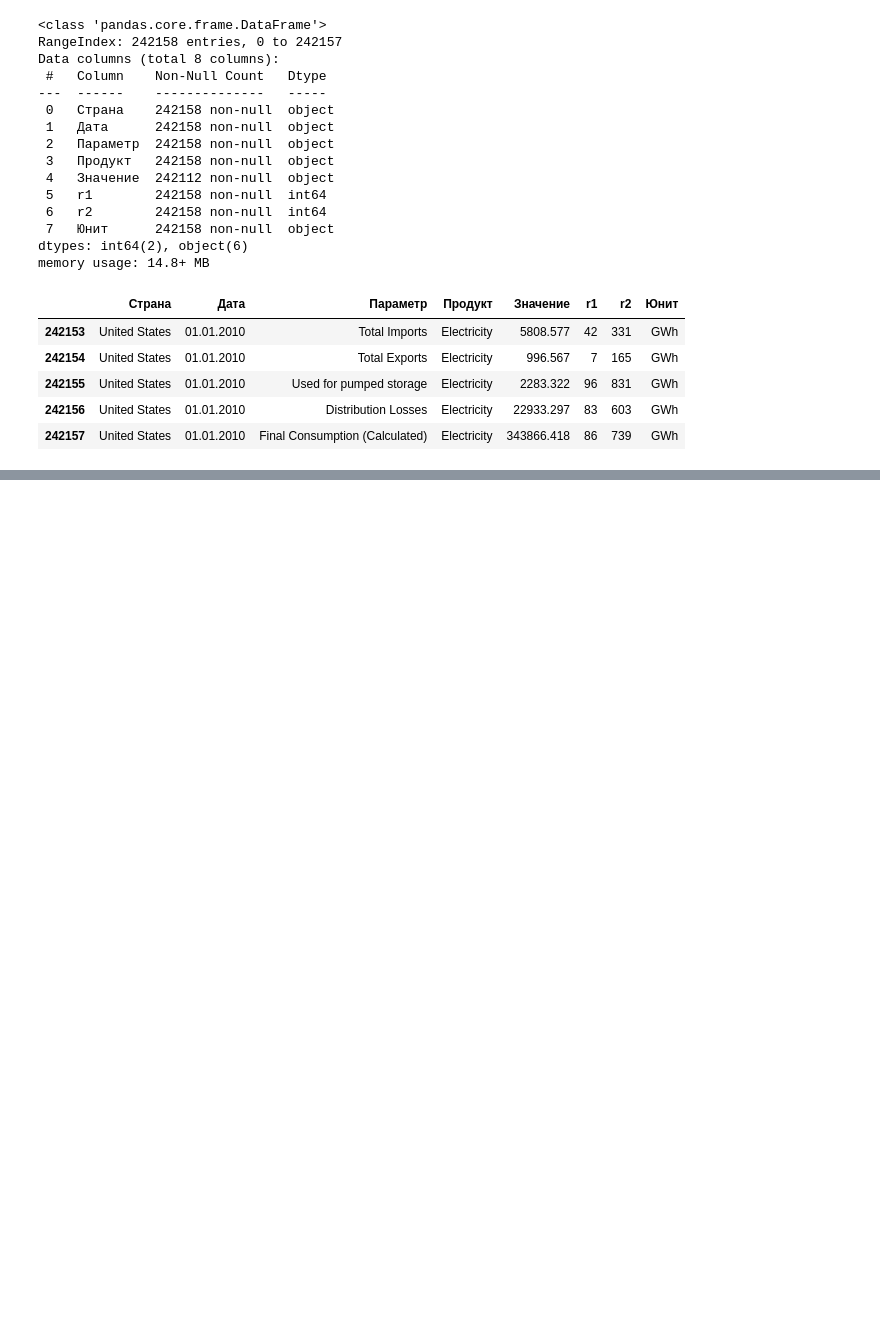
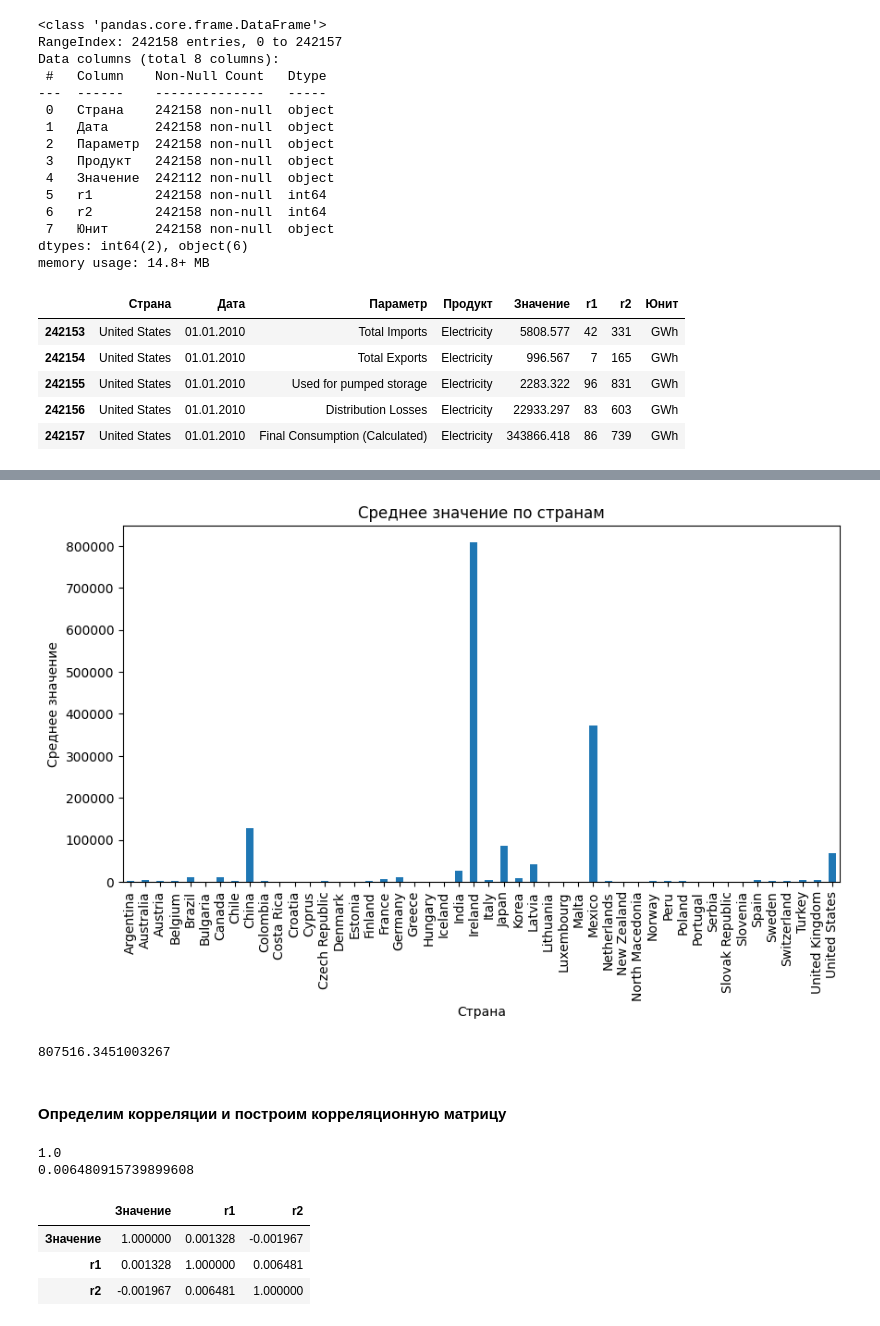
Before and after one commit to Kolyadob/pandas_analytics, a Jupyter notebook: pandas_predobrabotka.ipynb, the cells around one changed output, grey strips where cells are left out. Saved outputs shown, nothing was run; the diff lists cells and outputs as text; code cells hidden in the pictures; blank space fills up the shorter version.

```diff
--- a/pandas_predobrabotka.ipynb
+++ b/pandas_predobrabotka.ipynb
@@ -184,0 +205,5 @@ dataset_concat.tail()
+# %%
+dataset_rename['Дата'] = pd.to_datetime(dataset_rename['Дата'])
+dataset_rename['r1'] = dataset_rename['r1'].astype(int)
+dataset_rename['r2'] = dataset_rename['r2'].astype(int)
+dataset_rename.info()
@@ -184,0 +330,3 @@ dataset_concat.tail()
+# %%
+dataset_rename['Значение'] = pd.to_numeric(dataset_rename['Значение'], errors='coerce')
+dataset_rename.dtypes
@@ -184,0 +343,35 @@ dataset_concat.tail()
+# %%
+import matplotlib.pyplot as plt
+dataset_rename['Значение'] = pd.to_numeric(dataset_rename['Значение'], errors='coerce')
+plt.figure(figsize=(10, 5))
+dataset_rename.groupby('Страна')['Значение'].mean().plot(kind='bar')
+plt.title('Среднее значение по странам')
+plt.ylabel('Среднее значение')
+plt.xlabel('Страна')
+plt.xticks(rotation=90)
+plt.show()
+# %% [output]
+[figure, added]
+# %%
+dataset_ireland = dataset_rename[dataset_rename['Страна'] == 'Ireland']
+dataset_ireland['Значение'].mean()
+# %% [output]
+807516.3451003267
+# %% [markdown]
+#### Определим корреляции и построим корреляционную матрицу
+# %%
+print(dataset_rename['Значение']. corr(dataset_rename['Значение']))
+print(dataset_rename['r1']. corr(dataset_rename['r2']))
+# %% [output]
+1.0
+0.006480915739899608
+# %%
+dataset_for_corr_matrix = dataset_rename[['Значение', 'r1', 'r2']]
+dataset_for_corr_matrix.corr()
+corr_matrix = dataset_for_corr_matrix.corr()
+corr_matrix.style.background_gradient(cmap='coolwarm')
+# %% [output]
+|  | Значение | r1 | r2 |
+| Значение | 1.000000 | 0.001328 | -0.001967 |
+| r1 | 0.001328 | 1.000000 | 0.006481 |
+| r2 | -0.001967 | 0.006481 | 1.000000 |
```
Also changed, not shown: parts of 22 cells of this notebook.
